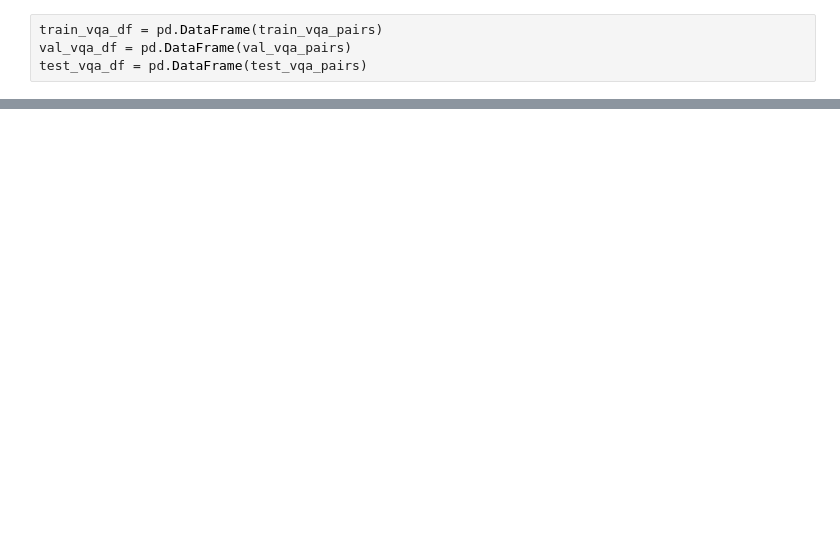
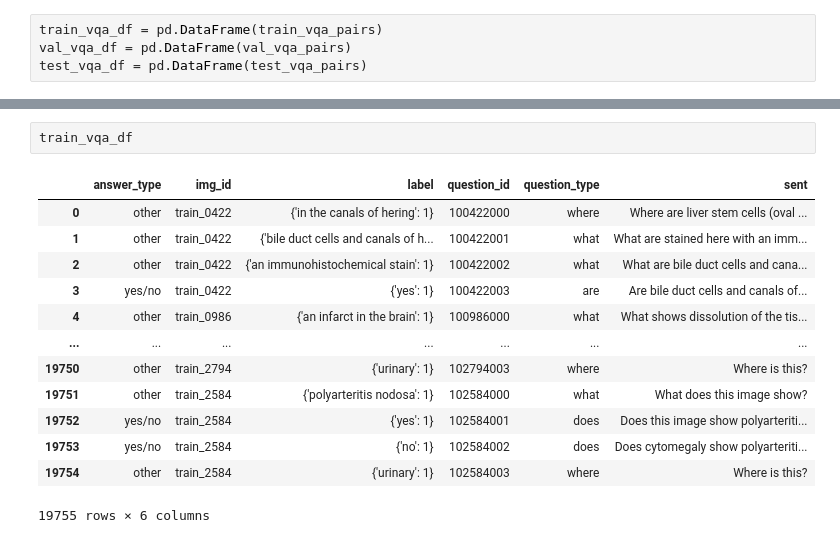
Before and after one commit to MohammadYs77/Explainable-Diabetic-Retinopathy-Detection-and-Retinal-Image-Generation, a Jupyter notebook: Code.ipynb, the cells around one changed output, grey strips where cells are left out. Drawn from its saved outputs; the diff is of its cells as text; blank space fills up the shorter version.

```diff
--- a/Code.ipynb
+++ b/Code.ipynb
@@ -53 +76,17 @@ memory usage: 317.0+ KB
+# %%
+train_vqa_df
+# %% [output]
+|  | answer_type | img_id | label | question_id | question_type | sent |
+| 0 | other | train_0422 | {'in the canals of hering': 1} | 100422000 | where | Where are liver stem cells (oval ... |
+| 1 | other | train_0422 | {'bile duct cells and canals of h... | 100422001 | what | What are stained here with an imm... |
+| 2 | other | train_0422 | {'an immunohistochemical stain': 1} | 100422002 | what | What are bile duct cells and cana... |
+| 3 | yes/no | train_0422 | {'yes': 1} | 100422003 | are | Are bile duct cells and canals of... |
+| 4 | other | train_0986 | {'an infarct in the brain': 1} | 100986000 | what | What shows dissolution of the tis... |
+| ... | ... | ... | ... | ... | ... | ... |
+| 19750 | other | train_2794 | {'urinary': 1} | 102794003 | where | Where is this? |
+| 19751 | other | train_2584 | {'polyarteritis nodosa': 1} | 102584000 | what | What does this image show? |
+| 19752 | yes/no | train_2584 | {'yes': 1} | 102584001 | does | Does this image show polyarteriti... |
+| 19753 | yes/no | train_2584 | {'no': 1} | 102584002 | does | Does cytomegaly show polyarteriti... |
+| 19754 | other | train_2584 | {'urinary': 1} | 102584003 | where | Where is this? |
+19755 rows × 6 columns
 # %%
```
Also changed, not shown: parts of 27 cells of this notebook.
